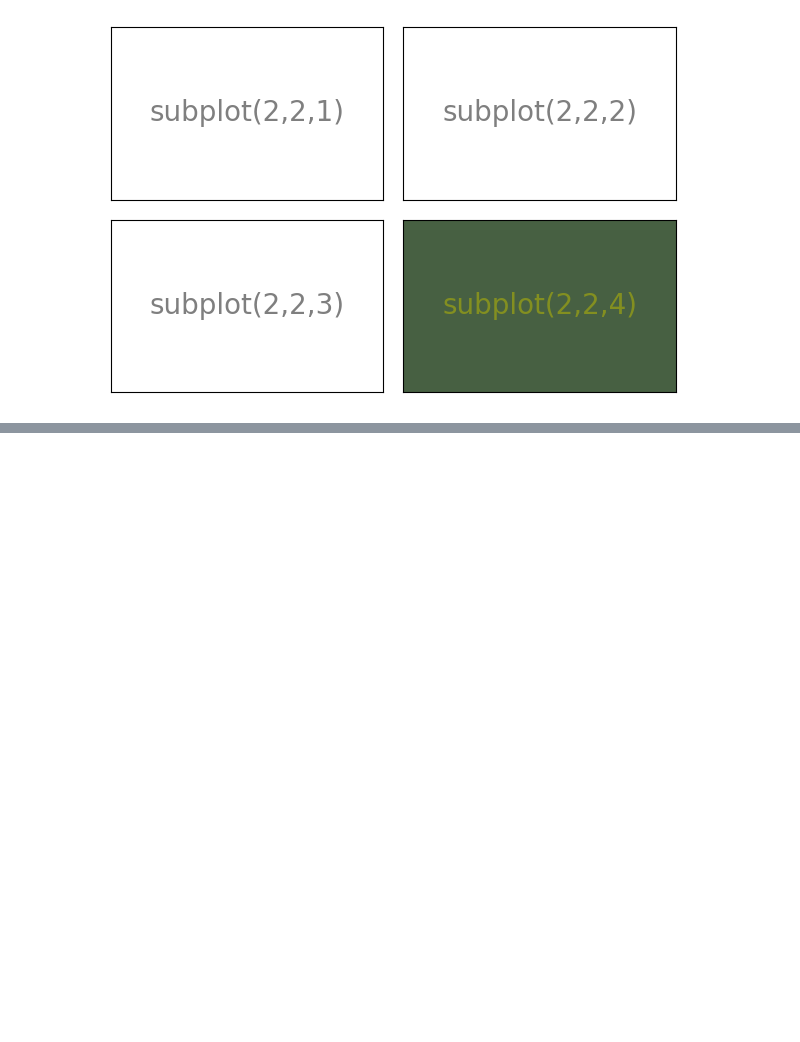
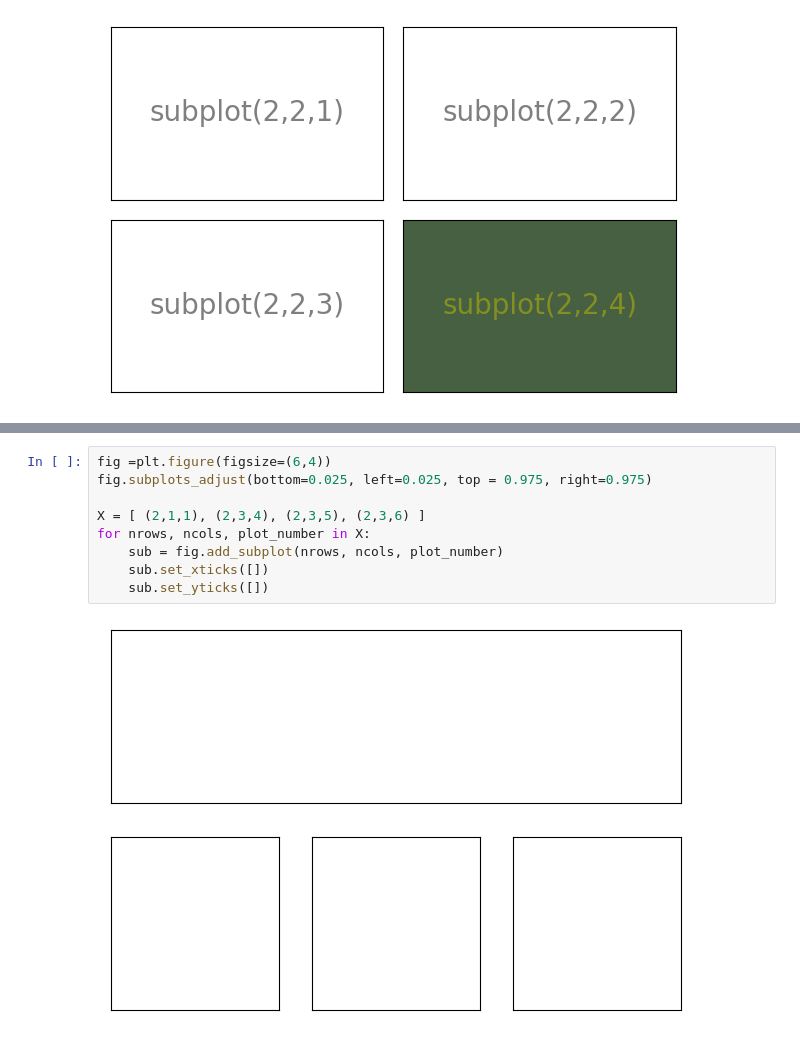
Before and after one commit to VadivelR/mycode, a Jupyter notebook: graphing/annotating-graphs/subplotmatplotlib.ipynb, the cells around one changed output, grey strips where cells are left out. Drawn from its saved outputs; the diff is of its cells as text; blank space fills up the shorter version.

```diff
--- a/graphing/annotating-graphs/subplotmatplotlib.ipynb
+++ b/graphing/annotating-graphs/subplotmatplotlib.ipynb
@@ -181,0 +234,11 @@ plt.show()
+# %%
+fig =plt.figure(figsize=(6,4))
+fig.subplots_adjust(bottom=0.025, left=0.025, top = 0.975, right=0.975)
+
+X = [ (2,1,1), (2,3,4), (2,3,5), (2,3,6) ]
+for nrows, ncols, plot_number in X:
+    sub = fig.add_subplot(nrows, ncols, plot_number)
+    sub.set_xticks([])
+    sub.set_yticks([])
+# %% [output]
+[figure, added]
```
Also changed, not shown: parts of 2 cells of this notebook, 1 other file.
